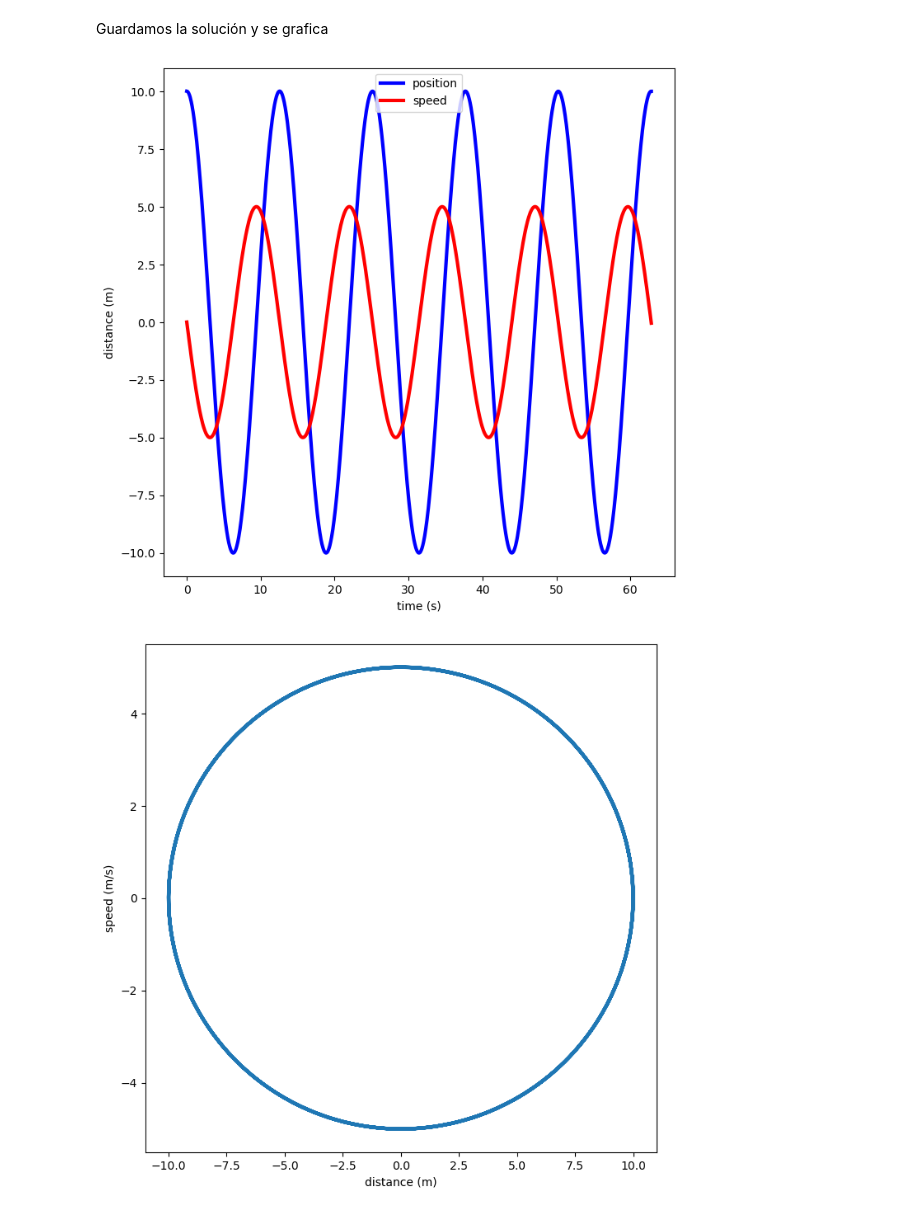
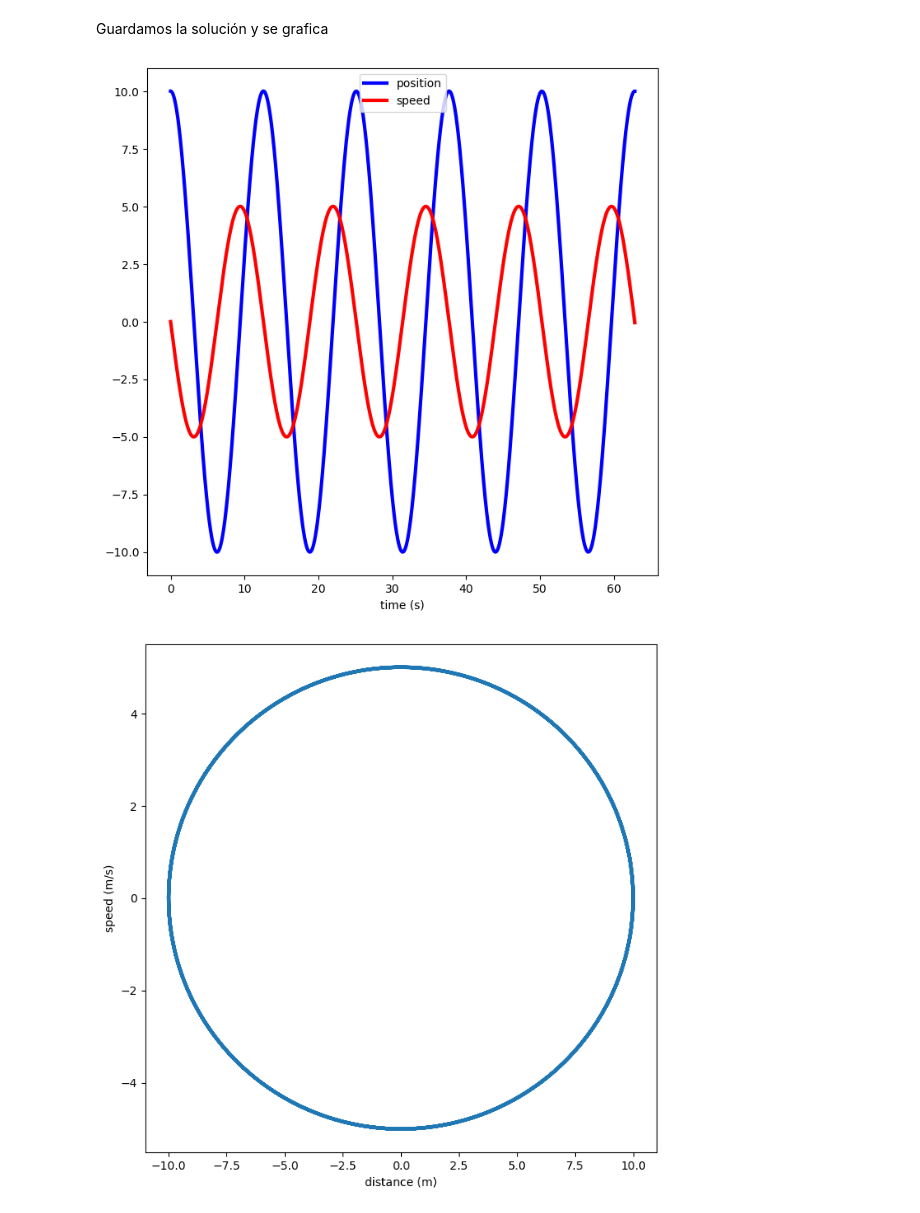
Before and after one commit to TheLightBringer616/Canal-Youtube, a Jupyter notebook: Mecanica_Clasica/Oscilador_Armonico_Simple.ipynb, the cells around one changed output. Cells and saved outputs as stored; diff of their text form; code cells hidden in the pictures.

```diff
--- a/Mecanica_Clasica/Oscilador_Armonico_Simple.ipynb
+++ b/Mecanica_Clasica/Oscilador_Armonico_Simple.ipynb
@@ -140,7 +146,7 @@ t, k, m = smp.symbols('t k m', positive=True)
 # %% [markdown]
 Despejamos la segunda derivada de $\ddot{x}$
 # %%
-d2_x_explicit = smp.solve(Eq, d2_x)[0]
+d2_x_explicit = smp.solve([Eq], [d2_x])[d2_x]
 d2_x_explicit
 # %% [output]
 $\displaystyle - \frac{k x{\left(t \right)}}{m}$
@@ -190,14 +196,15 @@ x_sol_numeric = sol.y[0]
 d1_x_sol_numeric = sol.y[1]
 # %%
 plt.figure(figsize=(8, 8))
+
 plt.plot(t, x_sol_numeric, lw=3, c='blue', label='position')
 plt.plot(t, d1_x_sol_numeric, lw=3, c='red', label='speed')
+
 plt.xlabel('time (s)')
-plt.ylabel('distance (m)')
 plt.legend()
 plt.show()
 # %% [output]
-[figure, old version]
+[figure, new version]
 # %%
 plt.figure(figsize=(8, 8))
 plt.plot(x_sol_numeric, d1_x_sol_numeric, lw=3)
```
Also changed, not shown: parts of 7 cells of this notebook, 4 other files.
